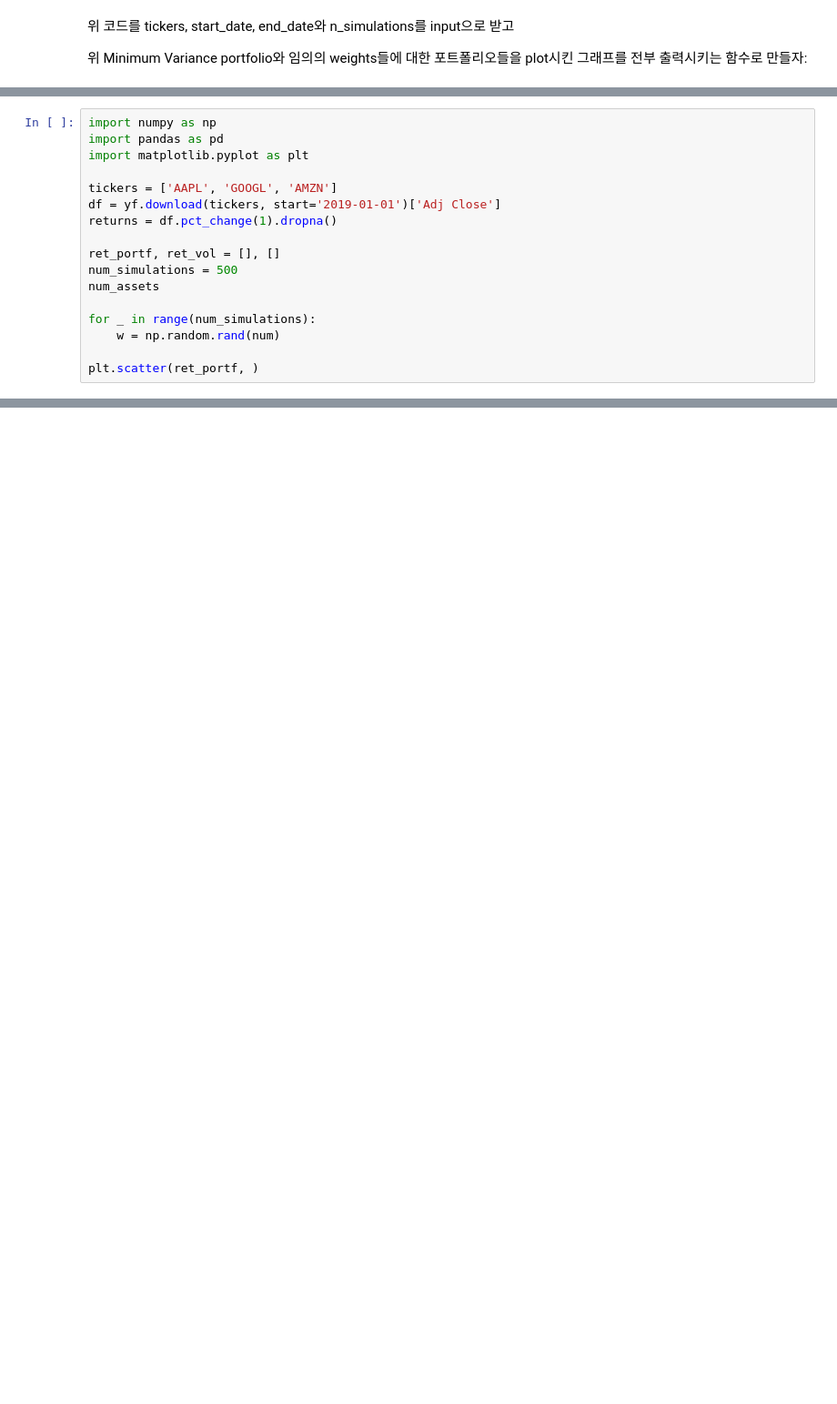
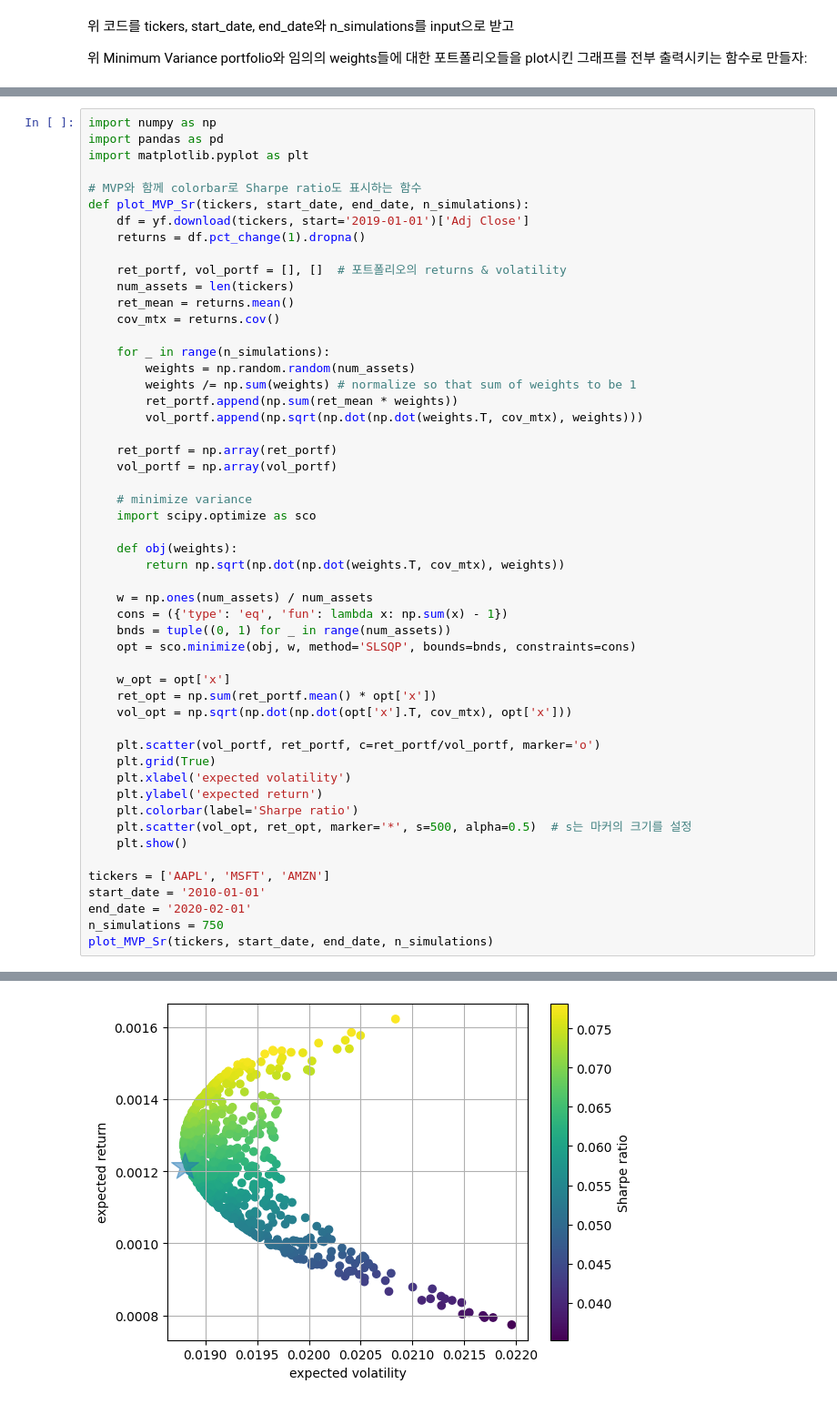
Before and after one commit to wolfinwallst/Financial_Engineering_and_Risk_Management, a Jupyter notebook: Toy Projects/#9 Min-Variance Portfolio.ipynb, the cells around one changed output, grey strips where cells are left out. Shown at 91% size. Cells and saved outputs as stored; diff of their text form; blank space fills up the shorter version.

```diff
--- a/Toy Projects/#9 Min-Variance Portfolio.ipynb
+++ b/Toy Projects/#9 Min-Variance Portfolio.ipynb
@@ -349,20 +352,3 @@ plot_MVP(tickers, start_date, end_date, n_simulations)
 # %% [output]
 [*********************100%***********************]  5 of 5 completed
 [figure]
-# %%
-import numpy as np
-import pandas as pd
-import matplotlib.pyplot as plt
-
-tickers = ['AAPL', 'GOOGL', 'AMZN']
-df = yf.download(tickers, start='2019-01-01')['Adj Close']
-returns = df.pct_change(1).dropna()
-
-ret_portf, ret_vol = [], []
-num_simulations = 500
-num_assets
-
-for _ in range(num_simulations):
-    w = np.random.rand(num)
-
-plt.scatter(ret_portf, )
@@ -421,0 +368,53 @@ plt.show()
+# %%
+import numpy as np
+import pandas as pd
+import matplotlib.pyplot as plt
+
+# MVP와 함께 colorbar로 Sharpe ratio도 표시하는 함수
+def plot_MVP_Sr(tickers, start_date, end_date, n_simulations):
+    df = yf.download(tickers, start='2019-01-01')['Adj Close']
+    returns = df.pct_change(1).dropna()
+
+    ret_portf, vol_portf = [], []  # 포트폴리오의 returns & volatility
+    num_assets = len(tickers)
+    ret_mean = returns.mean()
+    cov_mtx = returns.cov()
+
+    for _ in range(n_simulations):
+        weights = np.random.random(num_assets)
+        weights /= np.sum(weights) # normalize so that sum of weights to be 1
+        ret_portf.append(np.sum(ret_mean * weights))
+        vol_portf.append(np.sqrt(np.dot(np.dot(weights.T, cov_mtx), weights)))
+
+    ret_portf = np.array(ret_portf)
+    vol_portf = np.array(vol_portf)
+
+    # minimize variance
+    import scipy.optimize as sco
+
+    def obj(weights):
+        return np.sqrt(np.dot(np.dot(weights.T, cov_mtx), weights))
+
+    w = np.ones(num_assets) / num_assets
+    cons = ({'type': 'eq', 'fun': lambda x: np.sum(x) - 1})
+    bnds = tuple((0, 1) for _ in range(num_assets))
+    opt = sco.minimize(obj, w, method='SLSQP', bounds=bnds, constraints=cons)
+
+    w_opt = opt['x']
+    ret_opt = np.sum(ret_portf.mean() * opt['x'])
+    vol_opt = np.sqrt(np.dot(np.dot(opt['x'].T, cov_mtx), opt['x']))
+
+    plt.scatter(vol_portf, ret_portf, c=ret_portf/vol_portf, marker='o')
+    plt.grid(True)
+    plt.xlabel('expected volatility')
+    plt.ylabel('expected return')
+    plt.colorbar(label='Sharpe ratio')
+    plt.scatter(vol_opt, ret_opt, marker='*', s=500, alpha=0.5)  # s는 마커의 크기를 설정
+    plt.show()
+
+tickers = ['AAPL', 'MSFT', 'AMZN']
+start_date = '2010-01-01'
+end_date = '2020-02-01'
+n_simulations = 750
+plot_MVP_Sr(tickers, start_date, end_date, n_simulations)
+# %% [output]
@@ -421,0 +422 @@ plt.show()
+[figure, added]
```
Also changed, not shown: parts of 19 cells of this notebook.
